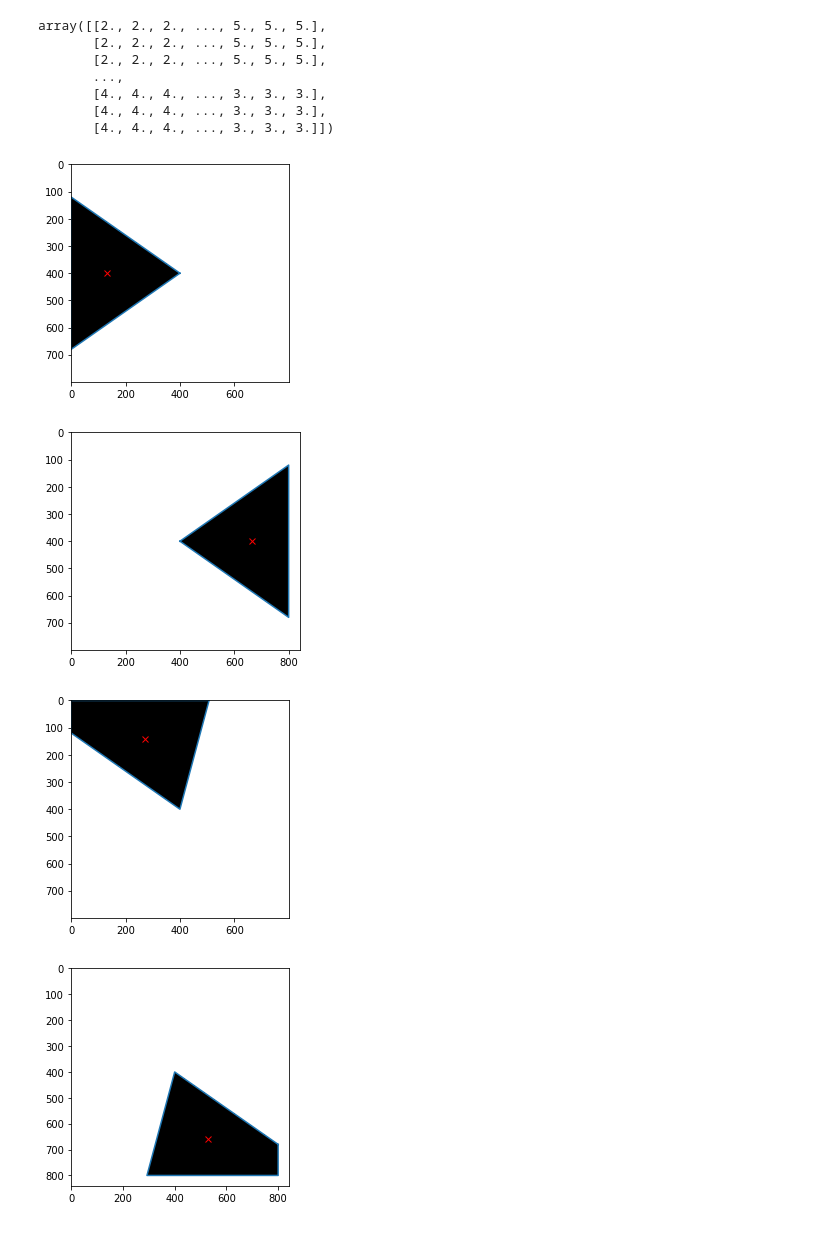
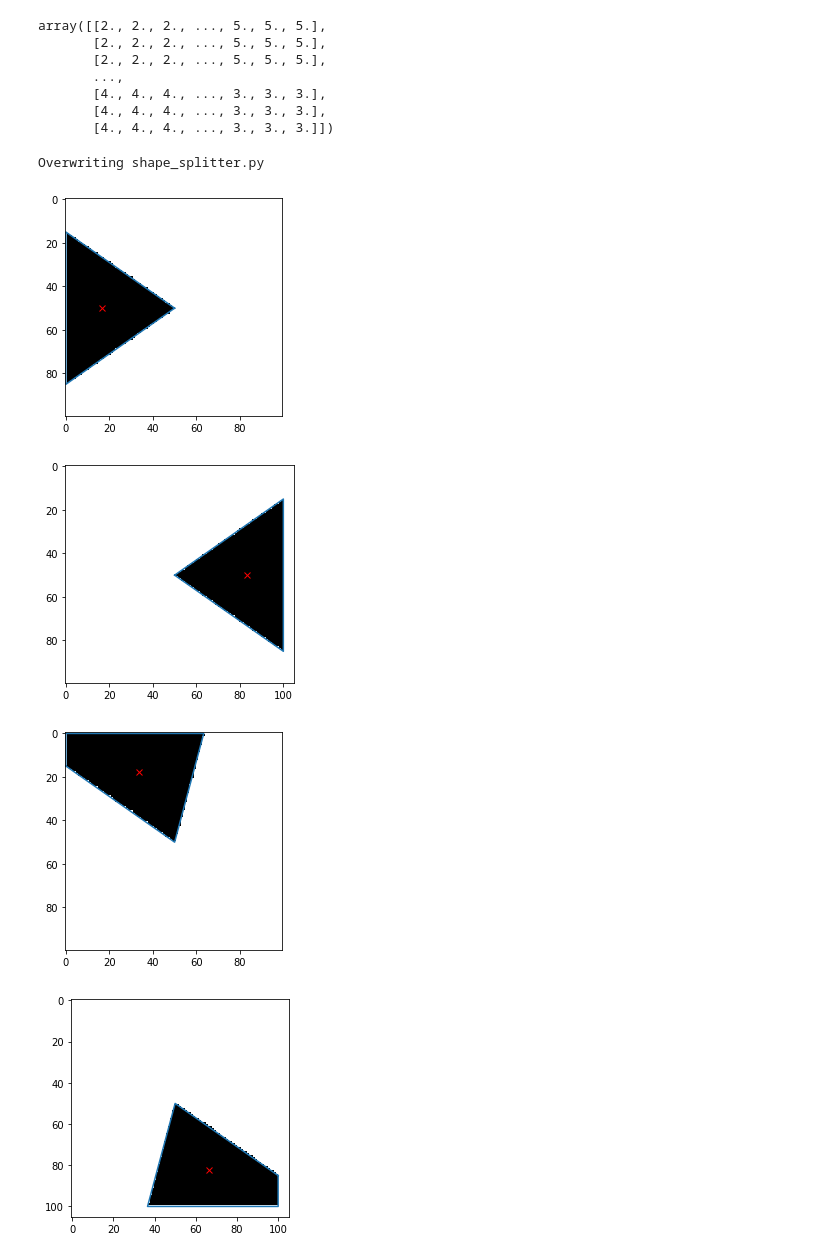
Before and after one commit to bwolfson2/dl2020, a Jupyter notebook: cut_image.ipynb, the cells around one changed output. Cells and saved outputs as stored; diff of their text form; code cells hidden in the pictures.

Commit message:
added smaller mask

```diff
--- a/cut_image.ipynb
+++ b/cut_image.ipynb
@@ -90,7 +90,7 @@ array([[2., 2., 2., ..., 5., 5., 5.],
        [4., 4., 4., ..., 3., 3., 3.],
        [4., 4., 4., ..., 3., 3., 3.]])
 # %%
-#%%writefile shape_splitter.py
+%%writefile shape_splitter.py
 from matplotlib.path import Path
 from matplotlib.patches import PathPatch
 from shapely.geometry import Polygon
@@ -103,6 +103,10 @@ from shapely import affinity
 from shapely.ops import linemerge, unary_union, polygonize
 import matplotlib.pyplot as plt
 
+
+def get_w_h_polygon(w,h):
+    imp = Polygon([(0,0),(h,0),(h,w),(0,w)])
+    return imp
 
 
 def get_image_polygon(im):
@@ -208,13 +212,19 @@ def plot_mask(mask):
 #     camera_centroid = camera_to_centroid[camera]
 #     return
 
+def get_mask_name(camera,shape):
+    return camera.replace(".jpeg","_{downsample_shape[0]}.npy")
 
-def get_split_info(image_filename,start_angle=-30,split_angle=60,num_rotations=1):
-    im = Image.open(image_filename)
-    w = im.size[0]
-    h = im.size[1]
-    im_polygon = get_image_polygon(im)
-    im_polygon
+
+def get_split_info(image_filename_or_w_h_tuple,start_angle=-30,split_angle=60,num_rotations=1):
+    if isinstance(image_filename_or_w_h_tuple,str):
+        im = Image.open(image_filename_or_w_h_tuple)
+        w = im.size[0]
+        h = im.size[1]
+        im_polygon = get_image_polygon(im)
+    else:
+        w,h = image_filename_or_w_h_tuple
+        im_polygon = get_w_h_polygon(w,h)
     polygons=split_shape(im_polygon,start_angle=start_angle,split_angle=split_angle,num_rotations=num_rotations)
     poly_masks = get_polygon_contain_indices(w,h,polygons)
     for i in range(len(polygons)):
@@ -223,31 +233,41 @@ def get_split_info(image_filename,start_angle=-30,split_angle=60,num_rotations=1
         plt.plot(polygons[i].centroid.coords[0][0],polygons[i].centroid.coords[0][1], 'x', color="red")
     polymasks = [m.reshape(w,h).transpose() for m in poly_masks]
     return polygons,poly_masks, [polygon.centroid.coords[0] for polygon in polygons]
+
+
+def save_masks(downsample_shape,start_angle=-35,split_angle=70,num_rotations=3):
+    p,masks,c = get_split_info(downsample_shape,start_angle,split_angle,num_rotations)
+    c = [(int(i[0]),int(i[1])) for i in c]
+
+    camera_centroid= {
+        'CAM_BACK.jpeg': masks[0],
+        'CAM_FRONT.jpeg': masks[1],
+        'CAM_BACK_LEFT.jpeg':masks[2],
+        'CAM_FRONT_RIGHT.jpeg':masks[3],
+        'CAM_FRONT_LEFT.jpeg':masks[4],
+        'CAM_BACK_RIGHT.jpeg':masks[5]
+    }
+
+    for k,v in camera_centroid.items():
+        with open(get_mask_name(camera,downsample_shape),"wb") as f:
+            np.save(f,v)
+# %% [output]
+Overwriting shape_splitter.py
 # %%
+save_masks((100,100))
+
 #polygons,polymasks,c =
 # fig, ax = plt.subplots()
 
 # idx = 1
 # ax.imshow(arr[idx].reshape(w,h), cmap='binary');
 
 # ps[idx].centroid.coords[0]
 
 # get_image_polygon(Image.open("download.jpeg"))
 # plt.plot(*ps[0].exterior.xy)
-p,masks,c = get_split_info("data/scene_124/sample_88/ego.png",-35,70,3)
-c = [(int(i[0]),int(i[1])) for i in c]
-#i
-
-camera_centroid= {
-    'CAM_BACK.jpeg': masks[0],
-    'CAM_FRONT.jpeg': masks[1],
-    'CAM_BACK_LEFT.jpeg':masks[2],
-    'CAM_FRONT_RIGHT.jpeg':masks[3],
-    'CAM_FRONT_LEFT.jpeg':masks[4],
-    'CAM_BACK_RIGHT.jpeg':masks[5]
-}
 # %% [output]
-[figure, old version]
+[figure, new version]
-[figure, old version]
+[figure, new version]
-[figure, old version]
+[figure, new version]
-[figure, old version]
+[figure, new version]
```
Also changed, not shown: parts of 2 cells of this notebook, 15 other files.
